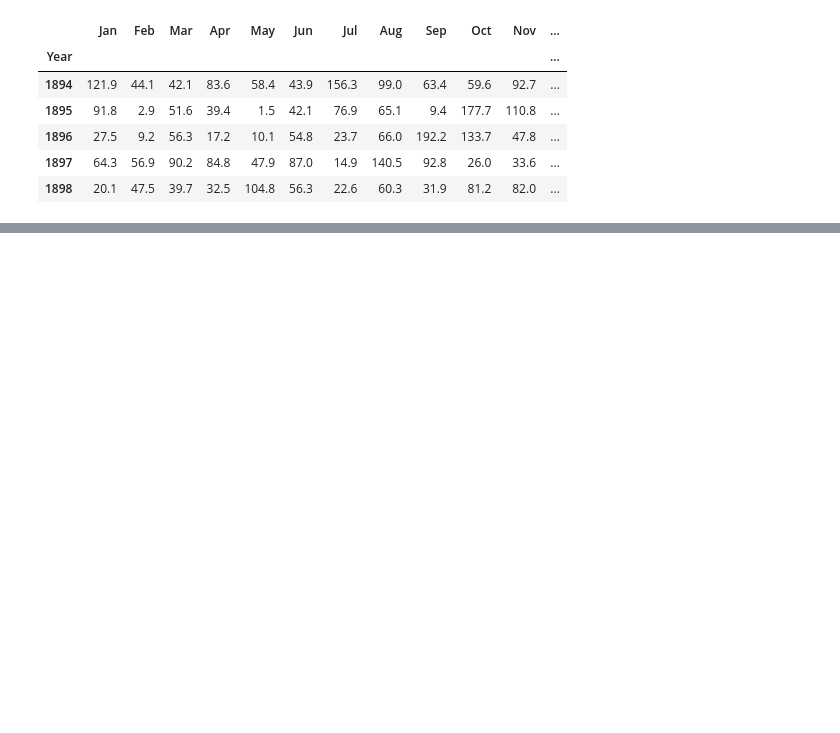
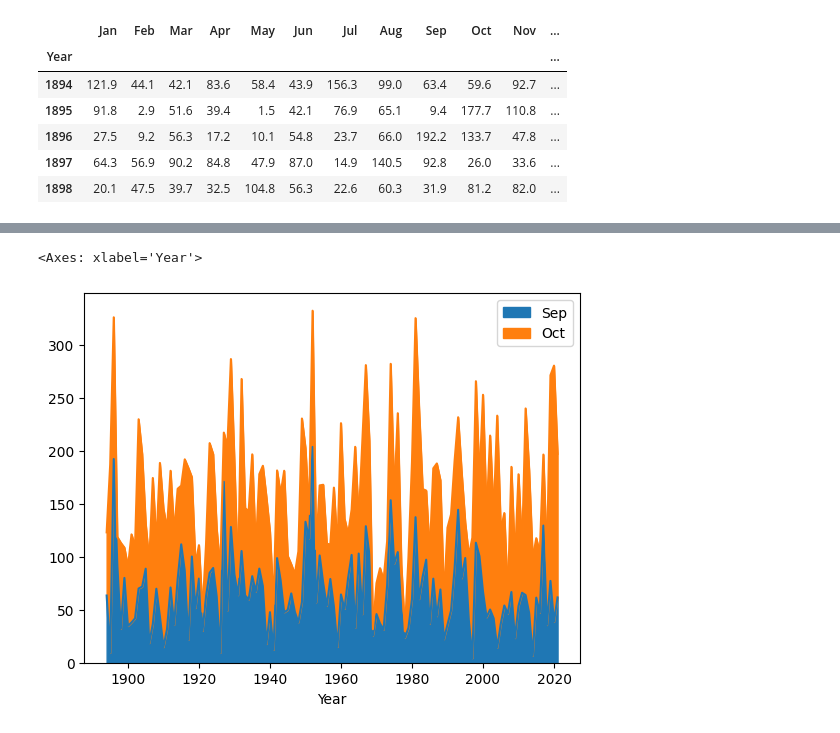
Before and after one commit to plavez/Jupyter, a Jupyter notebook: Matplotlib CSV.ipynb, the cells around one changed output, grey strips where cells are left out. Cells and saved outputs as stored; diff of their text form; code cells hidden in the pictures; blank space fills up the shorter version.

```diff
--- a/Matplotlib CSV.ipynb
+++ b/Matplotlib CSV.ipynb
@@ -14,0 +25,5 @@ df.head()
+# %%
+df.plot(y=['Sep','Oct'],kind='area')
+# %% [output]
+<Axes: xlabel='Year'>
+[figure, added]
```
Also changed, not shown: parts of 5 cells of this notebook.
